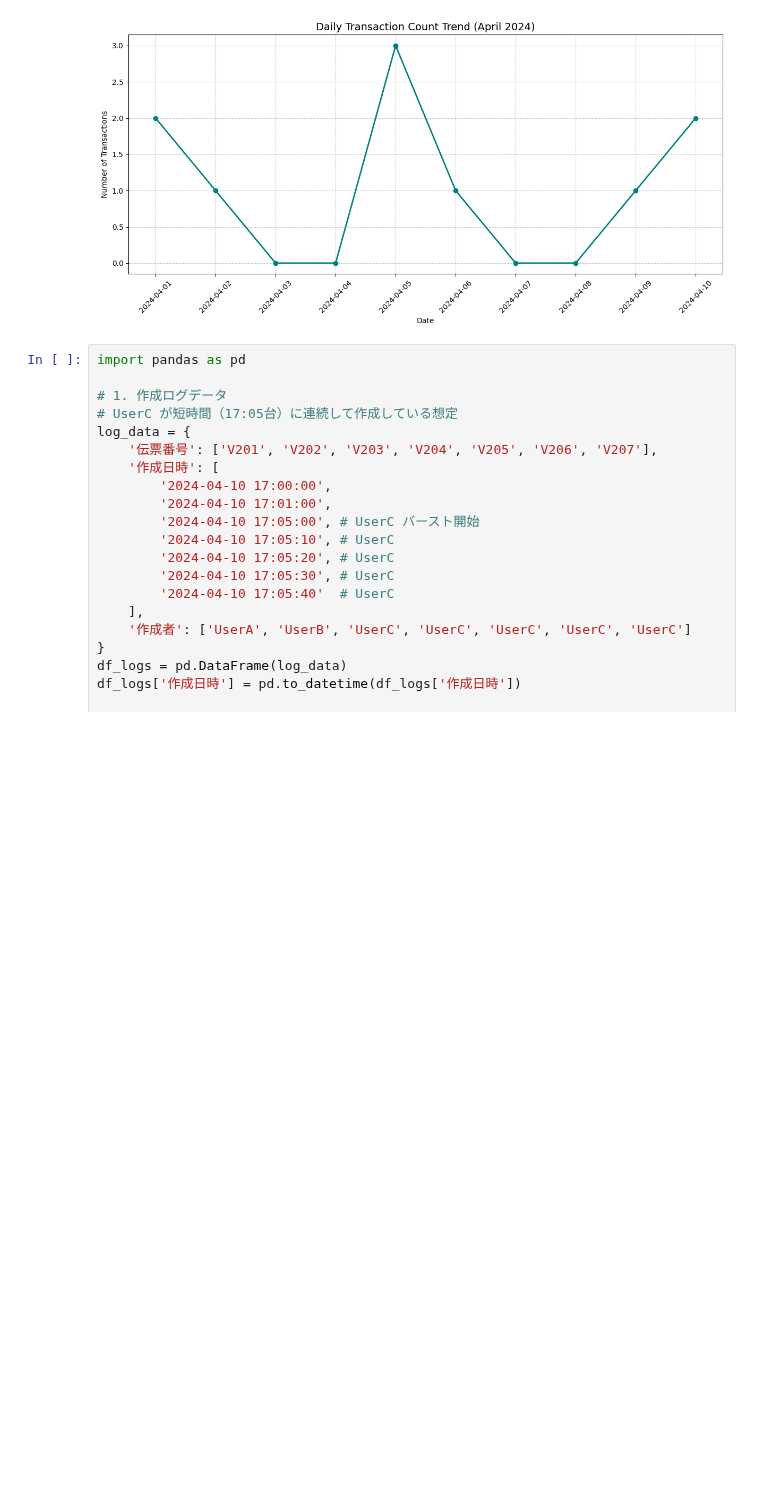
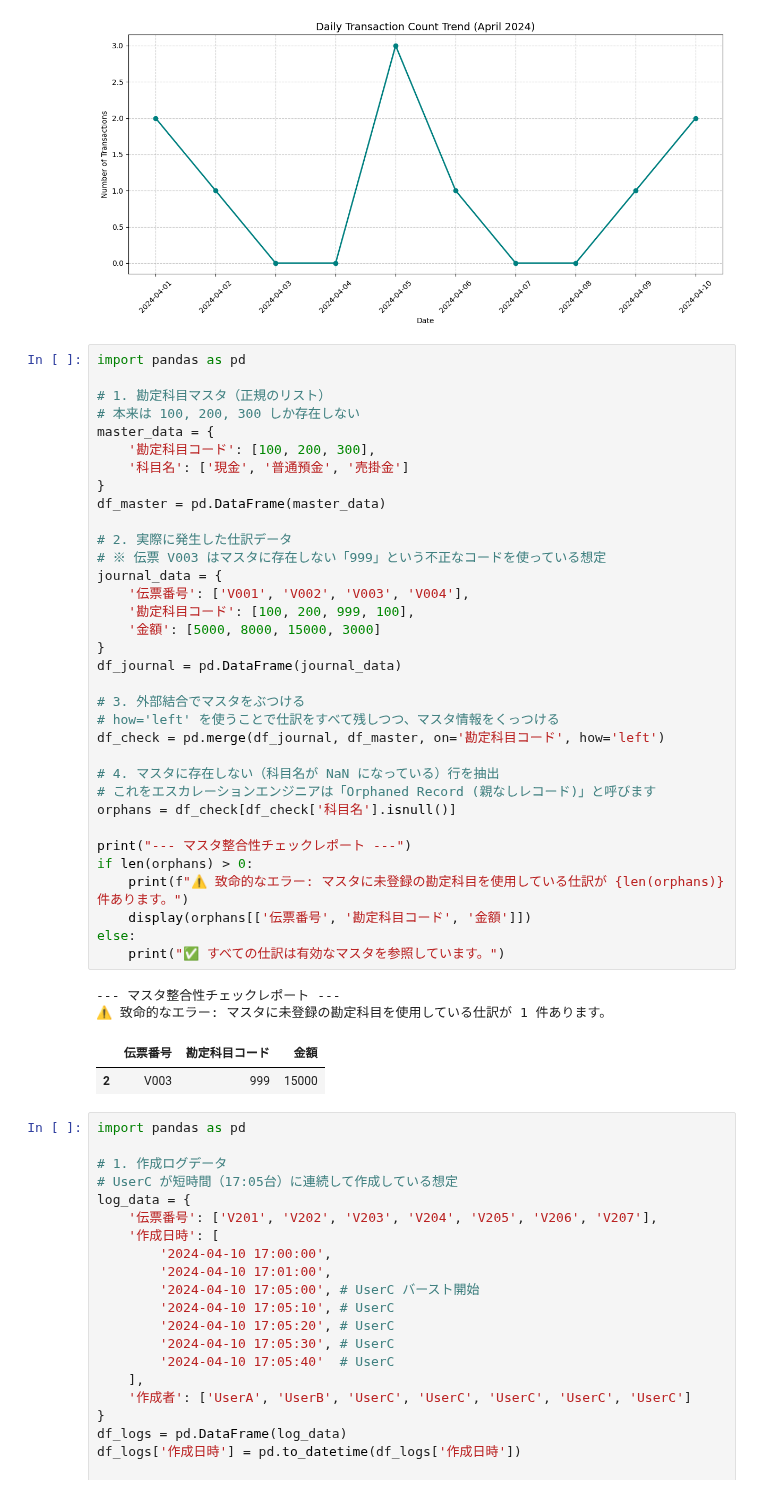
Before and after one commit to Koji-Accounting-Tech/D365-Finance-Data-Validator, a Jupyter notebook: D365_Data_Processing.ipynb, the cells around one changed output. Saved outputs shown, nothing was run; the diff lists cells and outputs as text; blank space fills up the shorter version.

```diff
--- a/D365_Data_Processing.ipynb
+++ b/D365_Data_Processing.ipynb
@@ -70,6 +70,45 @@ plt.tight_layout()
 plt.show()
 # %% [output]
 [figure]
+# %%
+import pandas as pd
+
+# 1. 勘定科目マスタ（正規のリスト）
+# 本来は 100, 200, 300 しか存在しない
+master_data = {
+    '勘定科目コード': [100, 200, 300],
+    '科目名': ['現金', '普通預金', '売掛金']
+}
+df_master = pd.DataFrame(master_data)
+
+# 2. 実際に発生した仕訳データ
+# ※ 伝票 V003 はマスタに存在しない「999」という不正なコードを使っている想定
+journal_data = {
+    '伝票番号': ['V001', 'V002', 'V003', 'V004'],
+    '勘定科目コード': [100, 200, 999, 100],
+    '金額': [5000, 8000, 15000, 3000]
+}
+df_journal = pd.DataFrame(journal_data)
+
+# 3. 外部結合でマスタをぶつける
+# how='left' を使うことで仕訳をすべて残しつつ、マスタ情報をくっつける
+df_check = pd.merge(df_journal, df_master, on='勘定科目コード', how='left')
+
+# 4. マスタに存在しない（科目名が NaN になっている）行を抽出
+# これをエスカレーションエンジニアは「Orphaned Record (親なしレコード)」と呼びます
+orphans = df_check[df_check['科目名'].isnull()]
+
+print("--- マスタ整合性チェックレポート ---")
+if len(orphans) > 0:
+    print(f"⚠️ 致命的なエラー: マスタに未登録の勘定科目を使用している仕訳が {len(orphans)} 件あります。")
+    display(orphans[['伝票番号', '勘定科目コード', '金額']])
+else:
+    print("✅ すべての仕訳は有効なマスタを参照しています。")
+# %% [output]
+--- マスタ整合性チェックレポート ---
+⚠️ 致命的なエラー: マスタに未登録の勘定科目を使用している仕訳が 1 件あります。
+|  | 伝票番号 | 勘定科目コード | 金額 |
+| 2 | V003 | 999 | 15000 |
 # %%
 import pandas as pd
 
```
